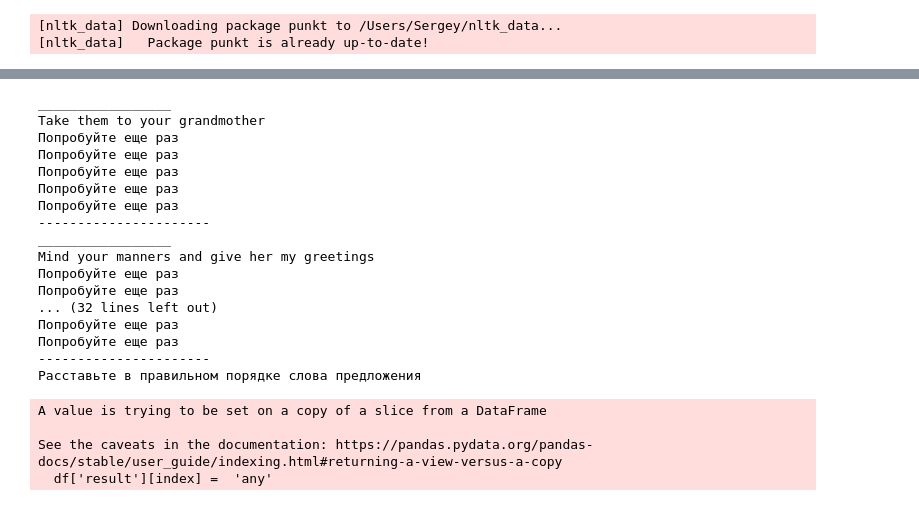
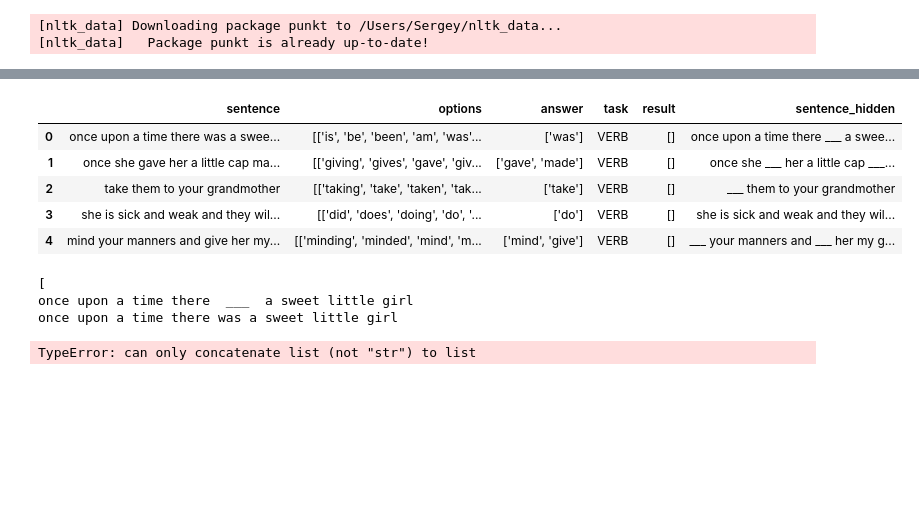
Before and after one commit to Sergey2015/English-learning-App, a Jupyter notebook: 1.ipynb, the cells around one changed output, grey strips where cells are left out. Cells and saved outputs as stored; diff of their text form; code cells hidden in the pictures; blank space fills up the shorter version.

```diff
--- a/1.ipynb
+++ b/1.ipynb
@@ -202,8 +230,17 @@ exercise_type = 'Расставьте в правильном порядке с
+# %%
+pd.read_csv('df_VERB_new.csv').head(5)
+# %% [output]
+|  | sentence | options | answer | task | result | sentence_hidden |
+| 0 | once upon a time there was a swee... | [['is', 'be', 'been', 'am', 'was'... | ['was'] | VERB | [] | once upon a time there ___ a swee... |
+| 1 | once she gave her a little cap ma... | [['giving', 'gives', 'gave', 'giv... | ['gave', 'made'] | VERB | [] | once she ___ her a little cap ___... |
+| 2 | take them to your grandmother | [['taking', 'take', 'taken', 'tak... | ['take'] | VERB | [] | ___ them to your grandmother |
+| 3 | she is sick and weak and they wil... | [['did', 'does', 'doing', 'do', '... | ['do'] | VERB | [] | she is sick and weak and they wil... |
+| 4 | mind your manners and give her my... | [['minding', 'minded', 'mind', 'm... | ['mind', 'give'] | VERB | [] | ___ your manners and ___ her my g... |
 # %%
 
 
-pd.set_option('display.max_rows', 50)
-
+pd.set_option('display.max_rows', 20)
+print(row['options'][0])
 for index, row in df.iterrows():
     print(str(row['sentence_hidden']))
     print(str(row['sentence']))
@@ -228,24 +265,7 @@ for index, row in df.iterrows():
     print('----------------------')
 print(exercise_type)
 # %% [output]
-_________________
-Take them to your grandmother
-Попробуйте еще раз
-Попробуйте еще раз
-Попробуйте еще раз
-Попробуйте еще раз
-Попробуйте еще раз
-----------------------
-_________________
-Mind your manners and give her my greetings
-Попробуйте еще раз
-Попробуйте еще раз
-... (32 lines left out)
-Попробуйте еще раз
-Попробуйте еще раз
-----------------------
-Расставьте в правильном порядке слова предложения
+[
+once upon a time there  ___  a sweet little girl
+once upon a time there was a sweet little girl
-A value is trying to be set on a copy of a slice from a DataFrame
-
-See the caveats in the documentation: https://pandas.pydata.org/pandas-docs/stable/user_guide/indexing.html#returning-a-view-versus-a-copy
-  df['result'][index] =  'any'
+TypeError: can only concatenate list (not "str") to list
```
Also changed, not shown: parts of 12 cells of this notebook, 8 other files.
